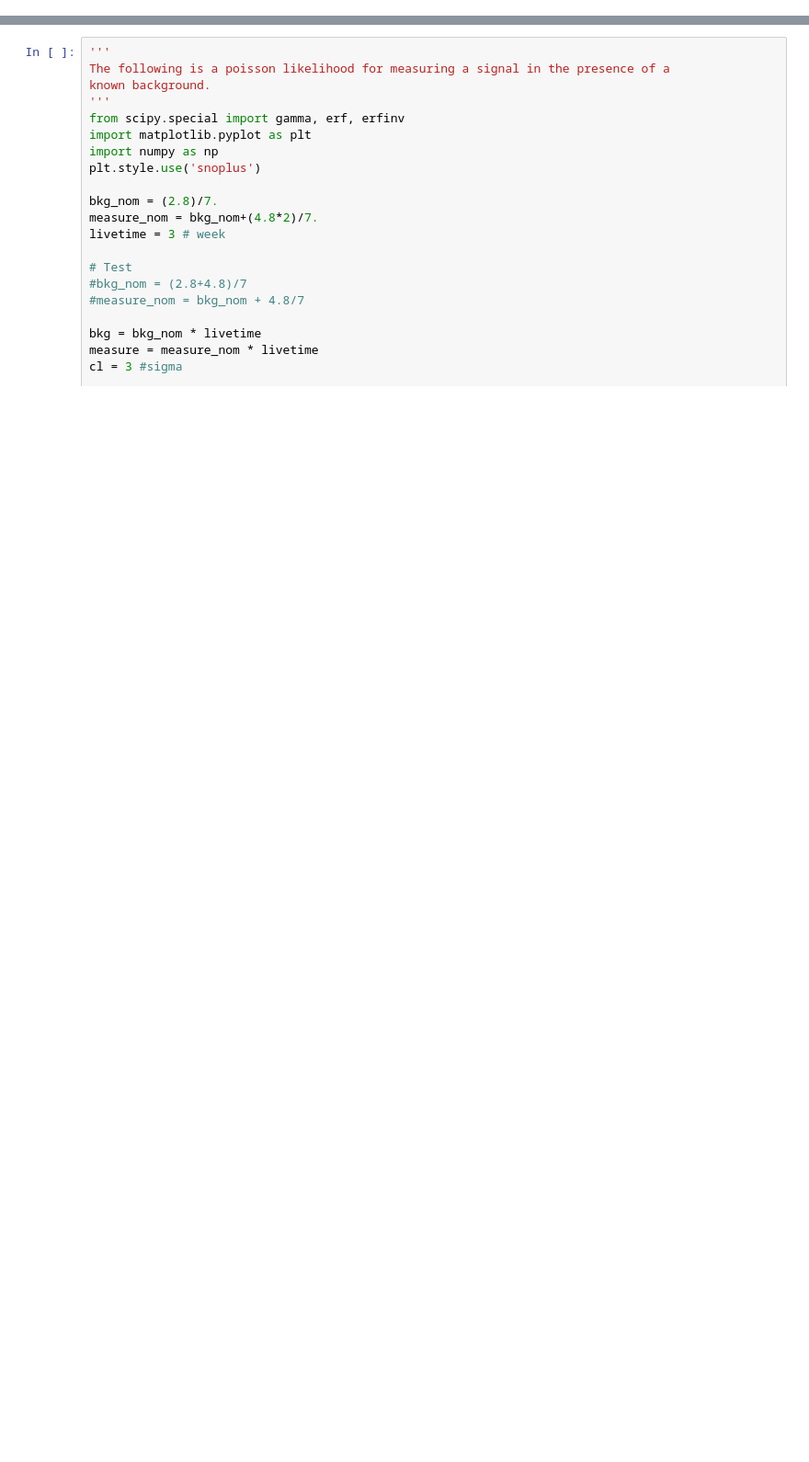
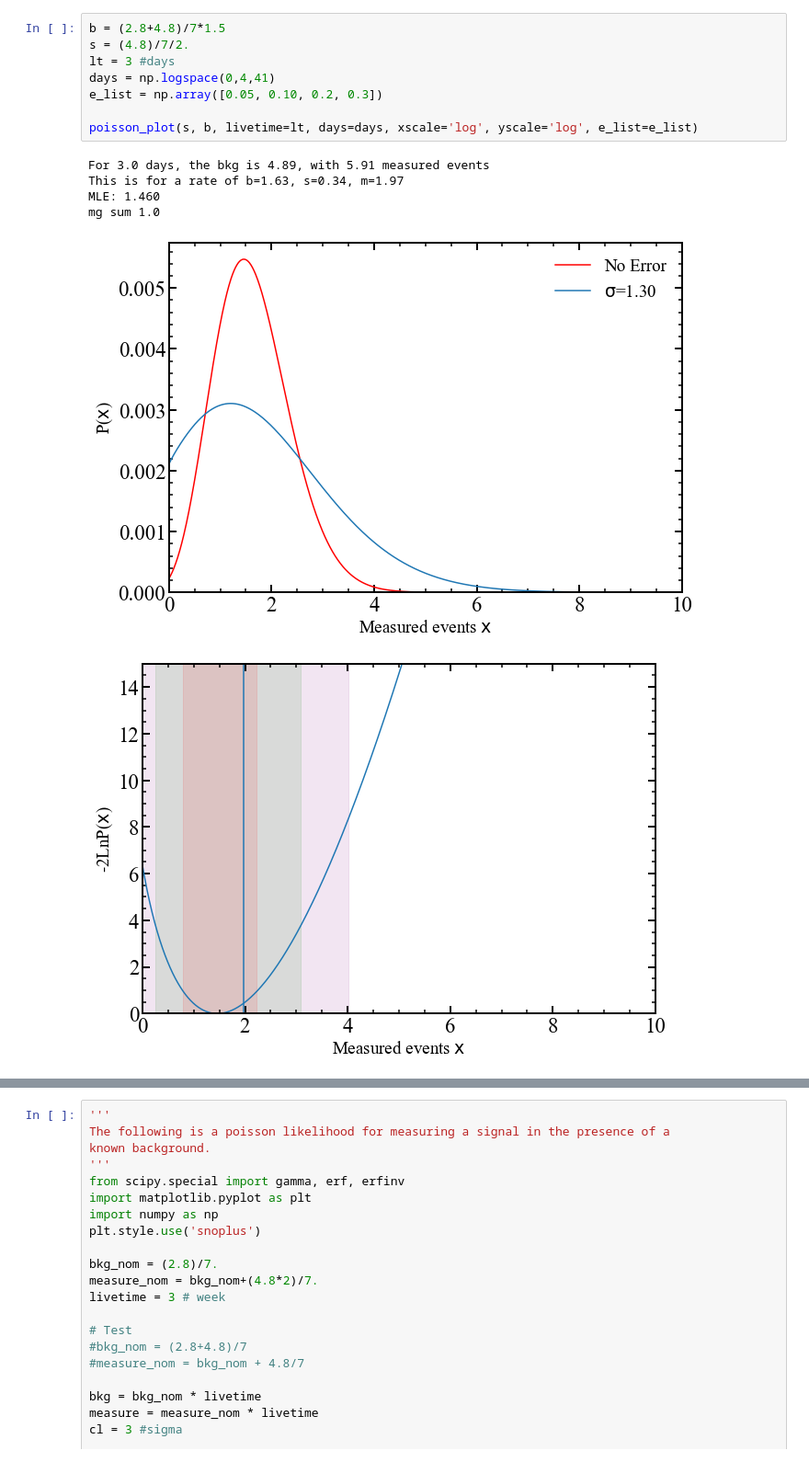
Before and after one commit to MorganAskins/TTD_Watchman, a Jupyter notebook: PoissonLikelihood.ipynb, the cells around one changed output, grey strips where cells are left out. Shown at 92% size. Saved outputs shown, nothing was run; the diff lists cells and outputs as text; blank space fills up the shorter version.

```diff
--- a/PoissonLikelihood.ipynb
+++ b/PoissonLikelihood.ipynb
@@ -0,0 +369,15 @@
+# %%
+b = (2.8+4.8)/7*1.5
+s = (4.8)/7/2.
+lt = 3 #days
+days = np.logspace(0,4,41)
+e_list = np.array([0.05, 0.10, 0.2, 0.3])
+
+poisson_plot(s, b, livetime=lt, days=days, xscale='log', yscale='log', e_list=e_list)
+# %% [output]
+For 3.0 days, the bkg is 4.89, with 5.91 measured events
+This is for a rate of b=1.63, s=0.34, m=1.97
+MLE: 1.460
+mg sum 1.0
+[figure, added]
+[figure, added]
```
Also changed, not shown: parts of 16 cells of this notebook.
